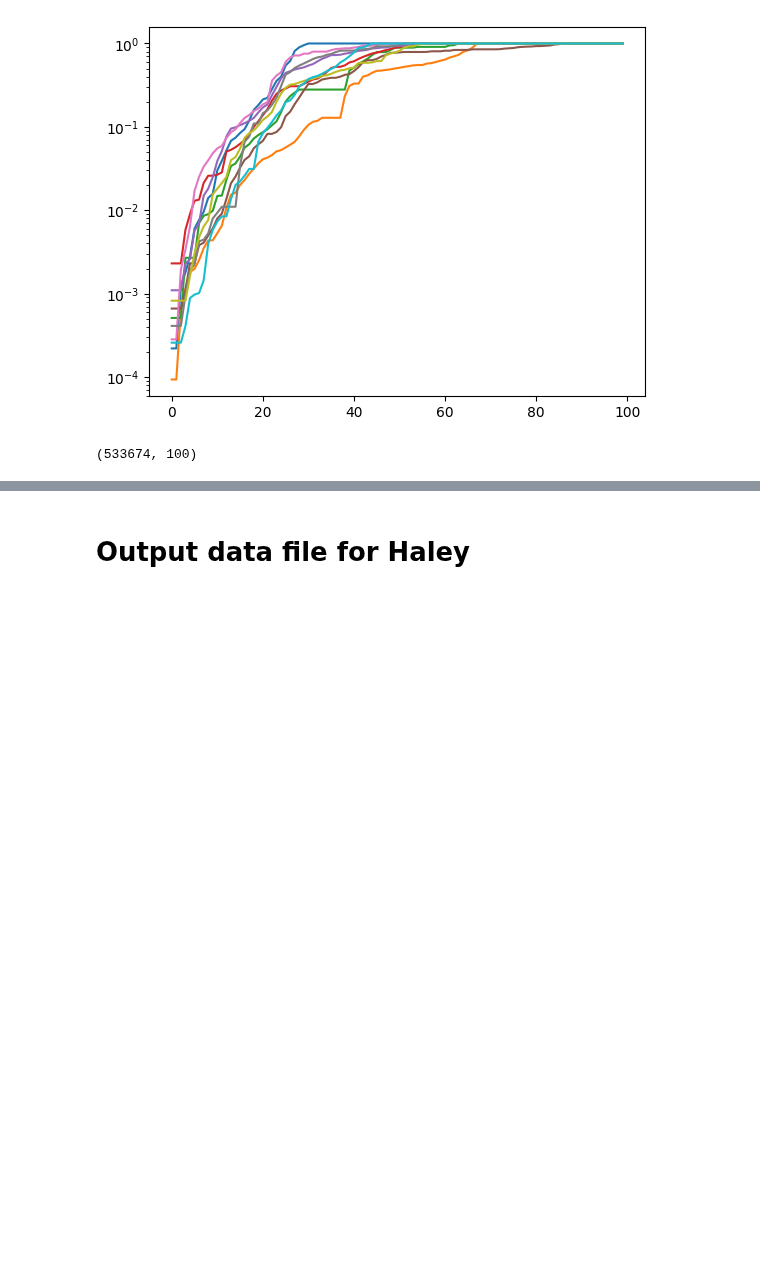
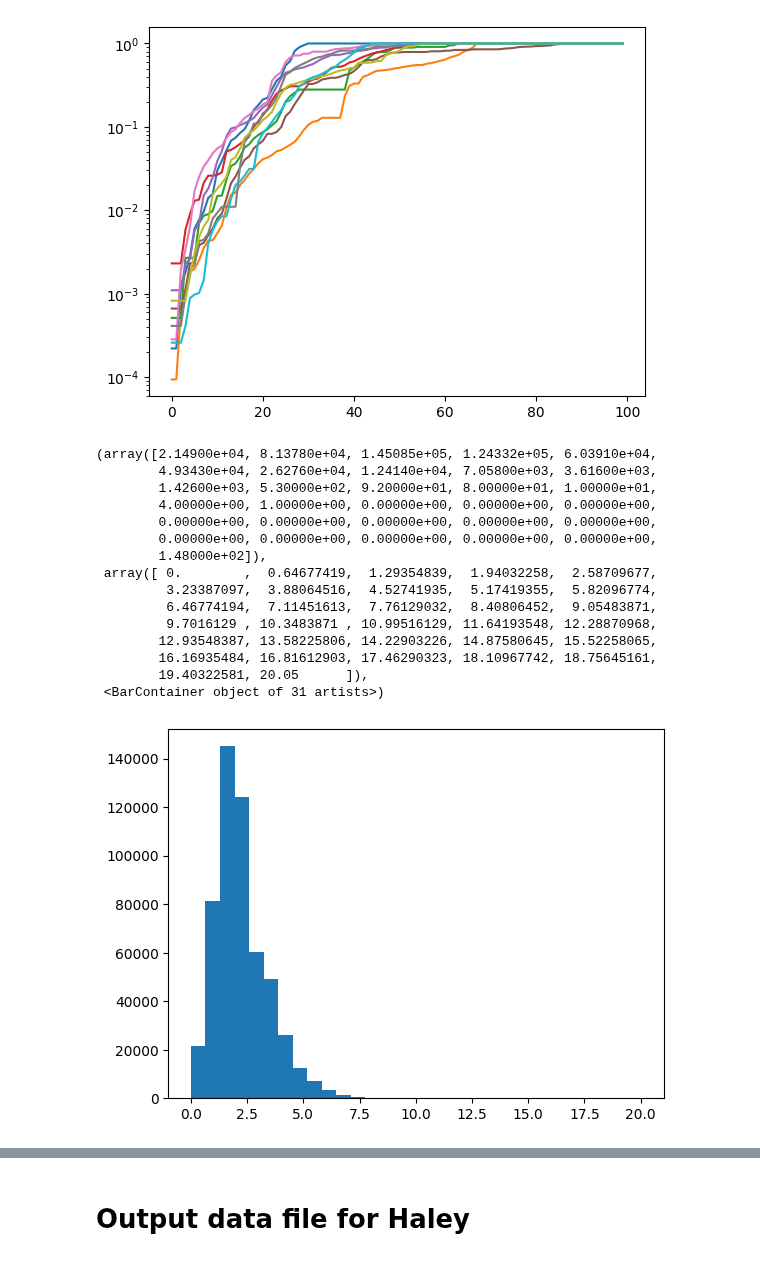
Before and after one commit to ismael-mendoza/multicam-tng-mah, a Jupyter notebook: notebooks/current/sanity-check-trees-tng100-v1.ipynb, the cells around one changed output, grey strips where cells are left out. Drawn from its saved outputs; the diff is of its cells as text; code cells hidden in the pictures; blank space fills up the shorter version.

```diff
--- a/notebooks/current/sanity-check-trees-tng100-v1.ipynb
+++ b/notebooks/current/sanity-check-trees-tng100-v1.ipynb
@@ -124,7 +124,31 @@ for ii in range(10, 20):
 plt.yscale('log')
 # %% [output]
 [figure]
-# %%
-mpeak_mah.shape
-# %% [output]
-(533674, 100)
+# %%
+ # a_{1/2}
+import pandas as pd
+metadata = pd.read_csv("../../data/tng300-1-table.csv")
+t12 = np.zeros(n_haloes)
+for ii in range(n_haloes):
+    mah_ii = mpeak_mah[ii]
+    idx = np.where(mpeak_mah[ii, :]> 0.5)[0][0]
+    t12[ii] = metadata['Redshift'][idx]
+# %%
+plt.hist(t12, bins=31)
+# %% [output]
+(array([2.14900e+04, 8.13780e+04, 1.45085e+05, 1.24332e+05, 6.03910e+04,
+        4.93430e+04, 2.62760e+04, 1.24140e+04, 7.05800e+03, 3.61600e+03,
+        1.42600e+03, 5.30000e+02, 9.20000e+01, 8.00000e+01, 1.00000e+01,
+        4.00000e+00, 1.00000e+00, 0.00000e+00, 0.00000e+00, 0.00000e+00,
+        0.00000e+00, 0.00000e+00, 0.00000e+00, 0.00000e+00, 0.00000e+00,
+        0.00000e+00, 0.00000e+00, 0.00000e+00, 0.00000e+00, 0.00000e+00,
+        1.48000e+02]),
+ array([ 0.        ,  0.64677419,  1.29354839,  1.94032258,  2.58709677,
+         3.23387097,  3.88064516,  4.52741935,  5.17419355,  5.82096774,
+         6.46774194,  7.11451613,  7.76129032,  8.40806452,  9.05483871,
+         9.7016129 , 10.3483871 , 10.99516129, 11.64193548, 12.28870968,
+        12.93548387, 13.58225806, 14.22903226, 14.87580645, 15.52258065,
+        16.16935484, 16.81612903, 17.46290323, 18.10967742, 18.75645161,
+        19.40322581, 20.05      ]),
+ <BarContainer object of 31 artists>)
+[figure, added]
```
Also changed, not shown: parts of 5 cells of this notebook.
